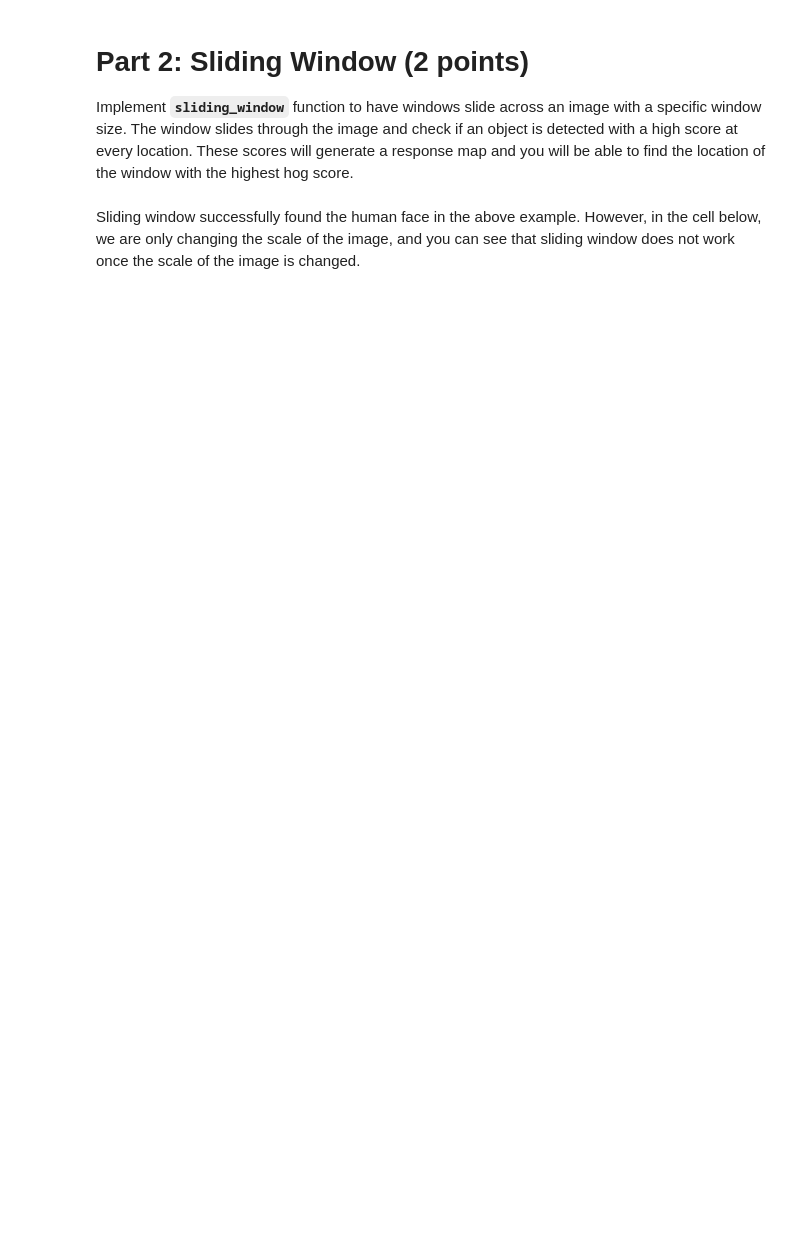
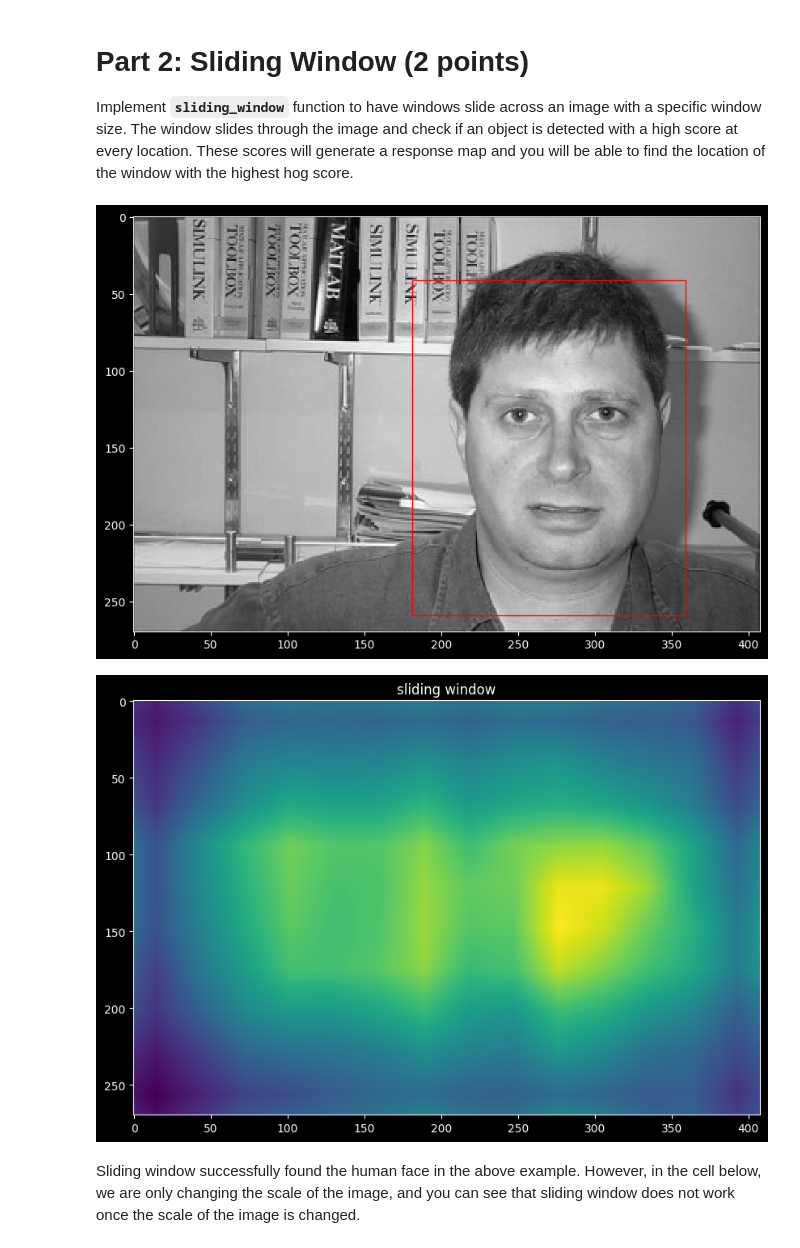
Before and after one commit to weeebdev/CSCI585, a Jupyter notebook: CV-PA5/PA5.ipynb, the cells around one changed output. Drawn from its saved outputs; the diff is of its cells as text; code cells hidden in the pictures; blank space fills up the shorter version.

```diff
--- a/CV-PA5/PA5.ipynb
+++ b/CV-PA5/PA5.ipynb
@@ -67,24 +69,27 @@ Implement **`sliding_window`** function to have windows slide across an image wi
 # %%
 image_path = 'image_0001.jpg'
 
-image = io.imread(image_path, as_grey=True)
+image = io.imread(image_path, as_gray=True)
 image = rescale(image, 0.8)
 
 (hogFeature, hogImage) = hog_feature(image)
 
 (winH, winW) = face_shape
 (score, r, c, response_map) = sliding_window(image, face_feature, stepSize=30, windowSize=face_shape)
 crop = image[r:r+winH, c:c+winW]
 
 fig,ax = plt.subplots(1)
 ax.imshow(image)
 rect = patches.Rectangle((c,r),winW,winH,linewidth=1,edgecolor='r',facecolor='none')
 ax.add_patch(rect)
 plt.show()
 
 plt.imshow(response_map,cmap='viridis', interpolation='nearest')
 plt.title('sliding window')
 plt.show()
+# %% [output]
+[figure, added]
+[figure, added]
 # %% [markdown]
 Sliding window successfully found the human face in the above example. However, in the cell below, we are only changing the scale of the image, and you can see that sliding window does not work once the scale of the image is changed.
 # %%
```
Also changed, not shown: parts of 8 cells of this notebook, 1 other file.
